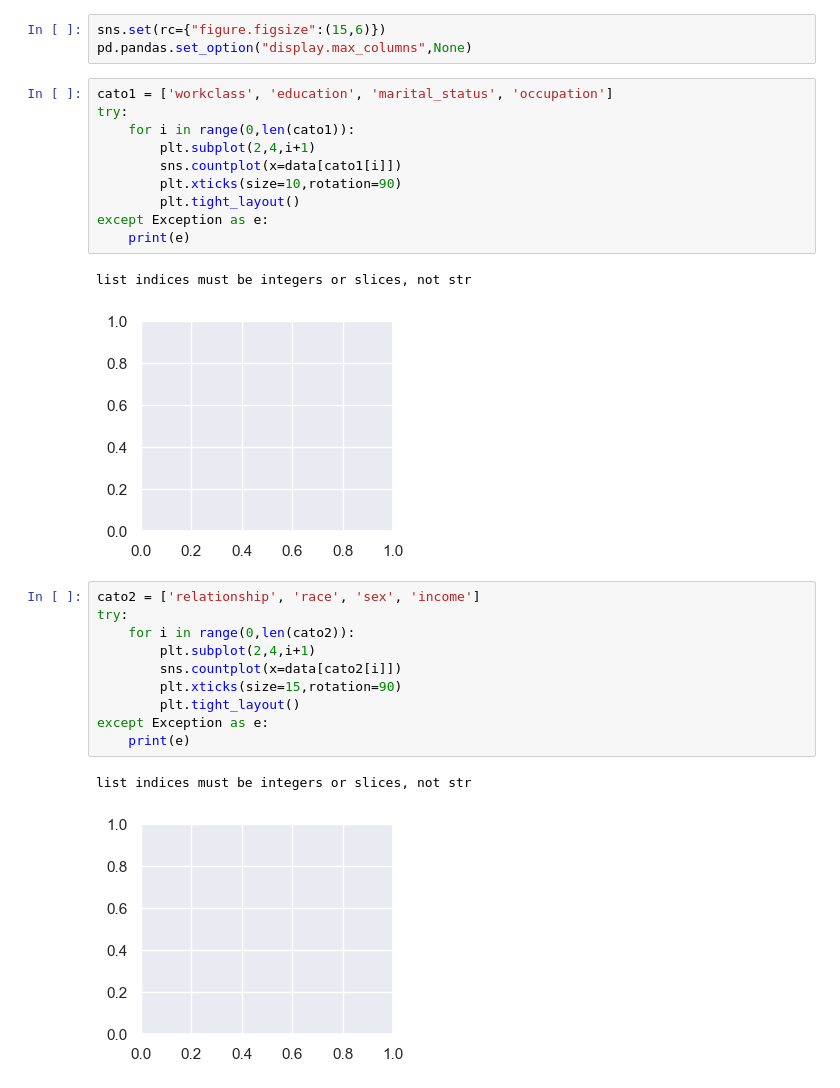
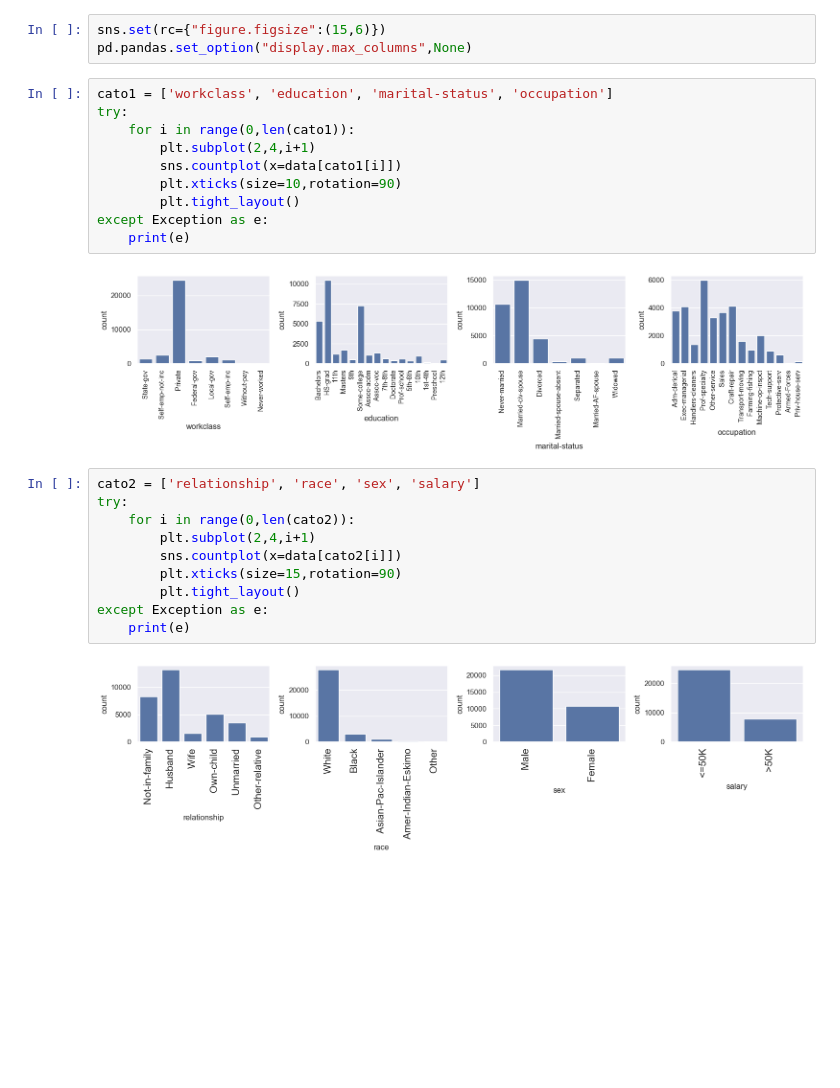
Before and after one commit to Wagh-09/Adult_Census_Income_Prediction, a Jupyter notebook: notebooks/EDA.ipynb, the cells around one changed output. Drawn from its saved outputs; the diff is of its cells as text; blank space fills up the shorter version.

```diff
--- a/notebooks/EDA.ipynb
+++ b/notebooks/EDA.ipynb
@@ -136,20 +136,19 @@ data["country"] = data["country"].replace(" ?"," United-States")
 sns.set(rc={"figure.figsize":(15,6)})
 pd.pandas.set_option("display.max_columns",None)
 # %%
-cato1 = ['workclass', 'education', 'marital_status', 'occupation']
+cato1 = ['workclass', 'education', 'marital-status', 'occupation']
 try:
     for i in range(0,len(cato1)):
         plt.subplot(2,4,i+1)
         sns.countplot(x=data[cato1[i]])
         plt.xticks(size=10,rotation=90)
         plt.tight_layout()
 except Exception as e:
     print(e)
 # %% [output]
-list indices must be integers or slices, not str
-[figure, old version]
+[figure, new version]
 # %%
-cato2 = ['relationship', 'race', 'sex', 'income']
+cato2 = ['relationship', 'race', 'sex', 'salary']
 try:
     for i in range(0,len(cato2)):
         plt.subplot(2,4,i+1)
@@ -159,5 +158,4 @@ try:
 except Exception as e:
     print(e)
 # %% [output]
-list indices must be integers or slices, not str
-[figure, old version]
+[figure, new version]
```
Also changed, not shown: parts of 20 cells of this notebook, 1 other file.
